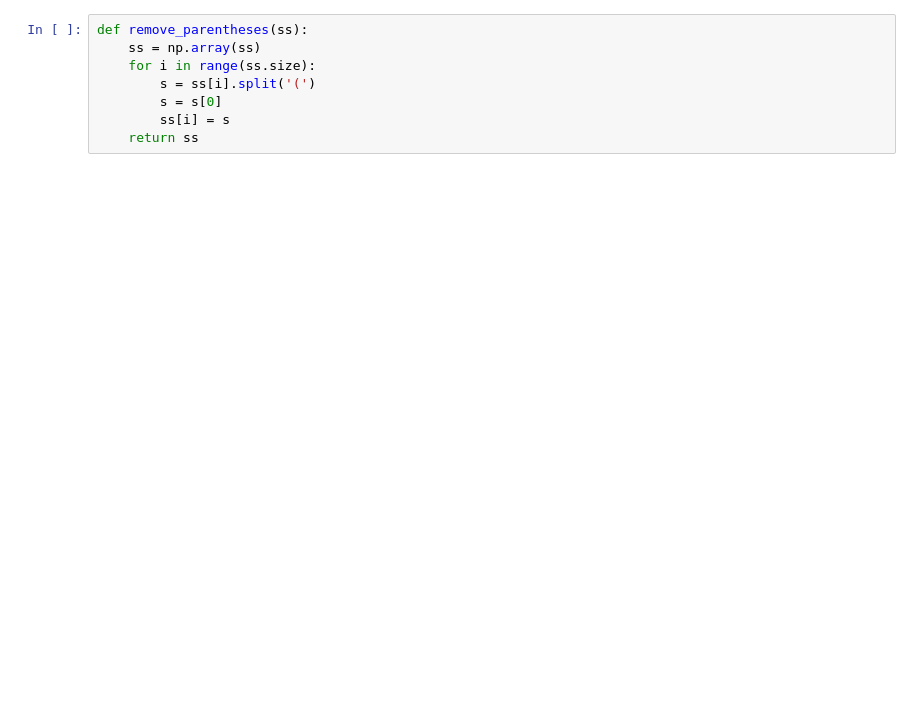
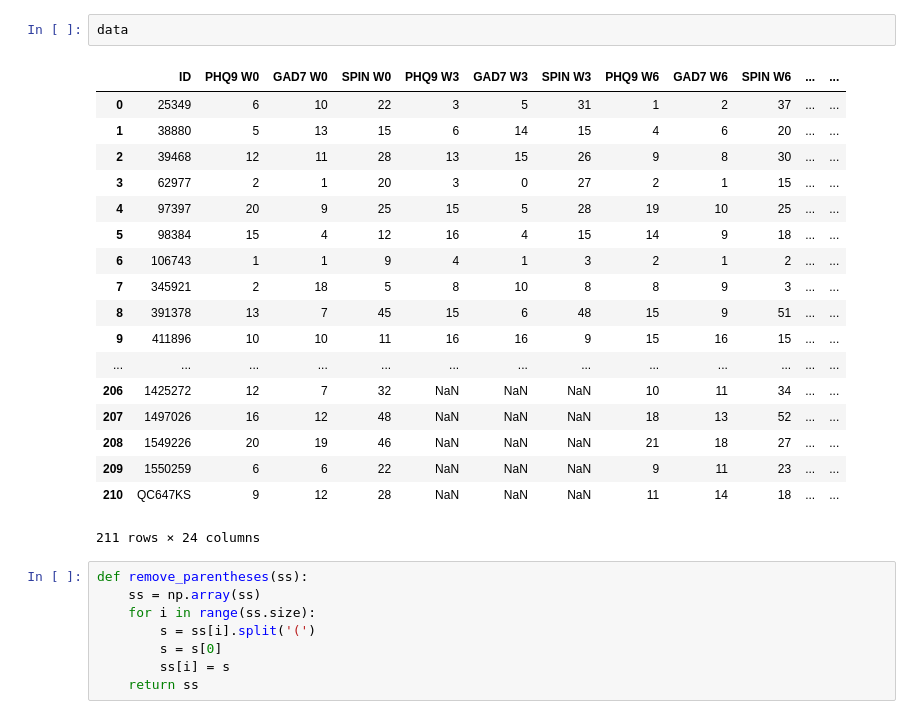
Before and after one commit to sosata/CS120DataAnalysis, a Jupyter notebook: SemanticLocation/show_correlation.ipynb, the cells around one changed output. Drawn from its saved outputs; the diff is of its cells as text; blank space fills up the shorter version.

```diff
--- a/SemanticLocation/show_correlation.ipynb
+++ b/SemanticLocation/show_correlation.ipynb
@@ -61,4 +74,25 @@ for fol in folders:
     data.loc[ind_subject, location_top] /= dur_all #normalize
+# %%
+data
+# %% [output]
+|  | ID | PHQ9 W0 | GAD7 W0 | SPIN W0 | PHQ9 W3 | GAD7 W3 | SPIN W3 | PHQ9 W6 | GAD7 W6 | SPIN W6 | ... | ... |
+| 0 | 25349 | 6 | 10 | 22 | 3 | 5 | 31 | 1 | 2 | 37 | ... | ... |
+| 1 | 38880 | 5 | 13 | 15 | 6 | 14 | 15 | 4 | 6 | 20 | ... | ... |
+| 2 | 39468 | 12 | 11 | 28 | 13 | 15 | 26 | 9 | 8 | 30 | ... | ... |
+| 3 | 62977 | 2 | 1 | 20 | 3 | 0 | 27 | 2 | 1 | 15 | ... | ... |
+| 4 | 97397 | 20 | 9 | 25 | 15 | 5 | 28 | 19 | 10 | 25 | ... | ... |
+| 5 | 98384 | 15 | 4 | 12 | 16 | 4 | 15 | 14 | 9 | 18 | ... | ... |
+| 6 | 106743 | 1 | 1 | 9 | 4 | 1 | 3 | 2 | 1 | 2 | ... | ... |
+| 7 | 345921 | 2 | 18 | 5 | 8 | 10 | 8 | 8 | 9 | 3 | ... | ... |
+| 8 | 391378 | 13 | 7 | 45 | 15 | 6 | 48 | 15 | 9 | 51 | ... | ... |
+| 9 | 411896 | 10 | 10 | 11 | 16 | 16 | 9 | 15 | 16 | 15 | ... | ... |
+| ... | ... | ... | ... | ... | ... | ... | ... | ... | ... | ... | ... | ... |
+| 206 | 1425272 | 12 | 7 | 32 | NaN | NaN | NaN | 10 | 11 | 34 | ... | ... |
+| 207 | 1497026 | 16 | 12 | 48 | NaN | NaN | NaN | 18 | 13 | 52 | ... | ... |
+| 208 | 1549226 | 20 | 19 | 46 | NaN | NaN | NaN | 21 | 18 | 27 | ... | ... |
+| 209 | 1550259 | 6 | 6 | 22 | NaN | NaN | NaN | 9 | 11 | 23 | ... | ... |
+| 210 | QC647KS | 9 | 12 | 28 | NaN | NaN | NaN | 11 | 14 | 18 | ... | ... |
+211 rows × 24 columns
 # %%
 def remove_parentheses(ss):
     ss = np.array(ss)
```
Also changed, not shown: parts of 10 cells of this notebook, 3 other files.
